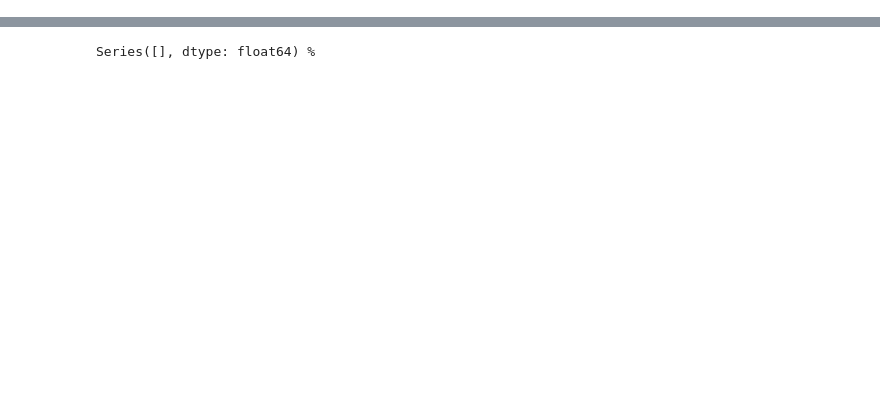
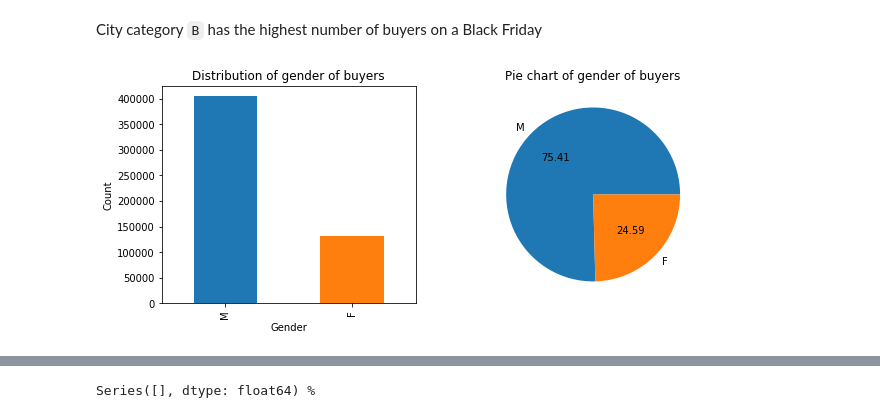
Before and after one commit to eugeniousone/BlackFriday, a Jupyter notebook: BlackFriday.ipynb, the cells around one changed output, grey strips where cells are left out. Saved outputs shown, nothing was run; the diff lists cells and outputs as text; code cells hidden in the pictures; blank space fills up the shorter version.

```diff
--- a/BlackFriday.ipynb
+++ b/BlackFriday.ipynb
@@ -52,0 +161,19 @@ First I will drop the columns that are not necessary for my analysis. These are:
+# %% [markdown]
+City category `B` has the highest number of buyers on a Black Friday
+# %%
+plt.figure(figsize=(10,4))
+
+plt.subplot(121)
+pd.value_counts(df['Gender']).plot.bar();
+plt.xlabel('Gender');
+plt.ylabel('Count');
+plt.title('Distribution of gender of buyers')
+
+plt.subplot(122)
+pd.value_counts(df['Gender']).plot.pie(autopct='%.2f');
+plt.xlabel('');
+plt.ylabel('');
+plt.title('Pie chart of gender of buyers')
+plt.show()
+# %% [output]
+[figure, added]
```
Also changed, not shown: parts of 97 cells of this notebook.
